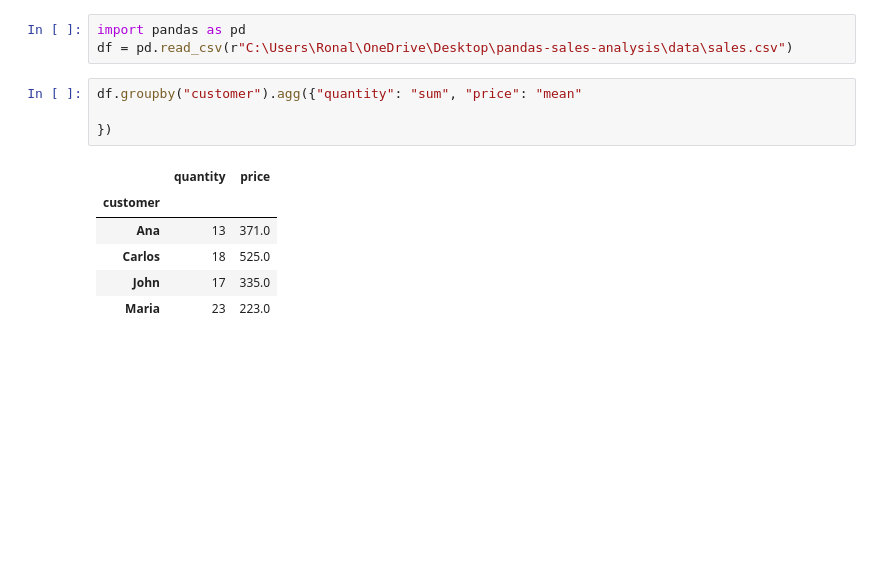
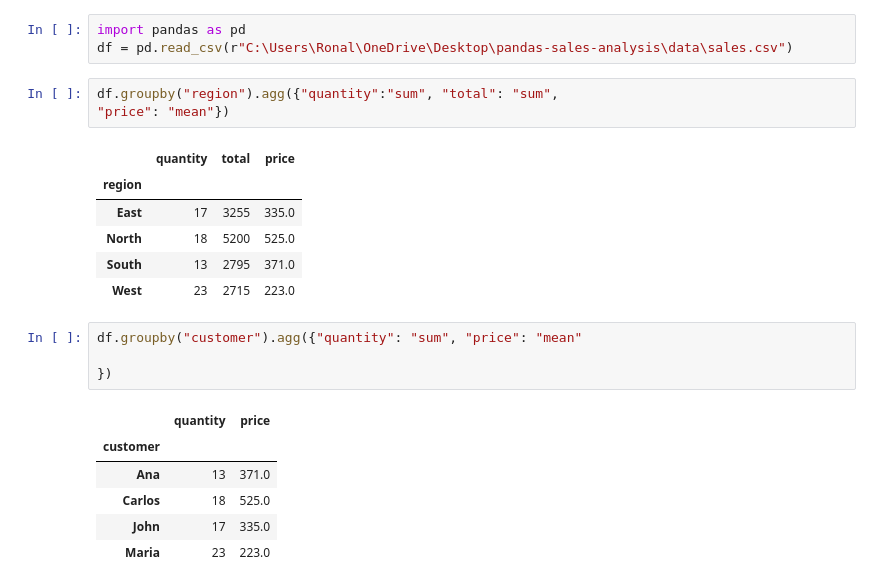
Before and after one commit to ronirgp/pandas-sales-analysis, a Jupyter notebook: notebooks/sales_analysis.ipynb, the cells around one changed output. Saved outputs shown, nothing was run; the diff lists cells and outputs as text; blank space fills up the shorter version.

Commit message:
Add regional quantity revenue and price analysis

```diff
--- a/notebooks/sales_analysis.ipynb
+++ b/notebooks/sales_analysis.ipynb
@@ -1,6 +1,16 @@
 # %%
 import pandas as pd
 df = pd.read_csv(r"C:\Users\Ronal\OneDrive\Desktop\pandas-sales-analysis\data\sales.csv")
+# %%
+df.groupby("region").agg({"quantity":"sum", "total": "sum",
+"price": "mean"})
+# %% [output]
+|  | quantity | total | price |
+| region |  |  |  |
+| East | 17 | 3255 | 335.0 |
+| North | 18 | 5200 | 525.0 |
+| South | 13 | 2795 | 371.0 |
+| West | 23 | 2715 | 223.0 |
 # %%
 df.groupby("customer").agg({"quantity": "sum", "price": "mean"
 
```
Also changed, not shown: 1 other file.
